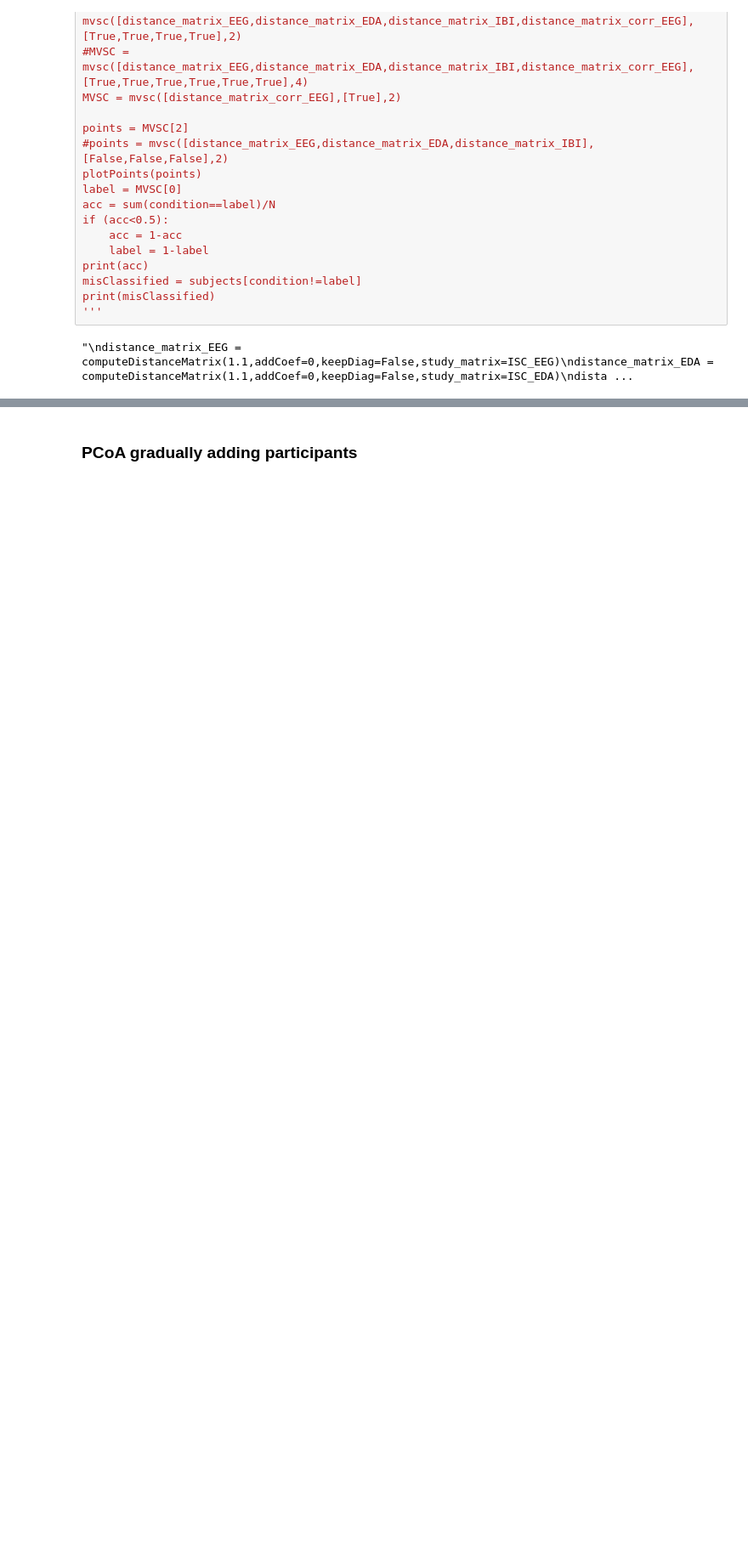
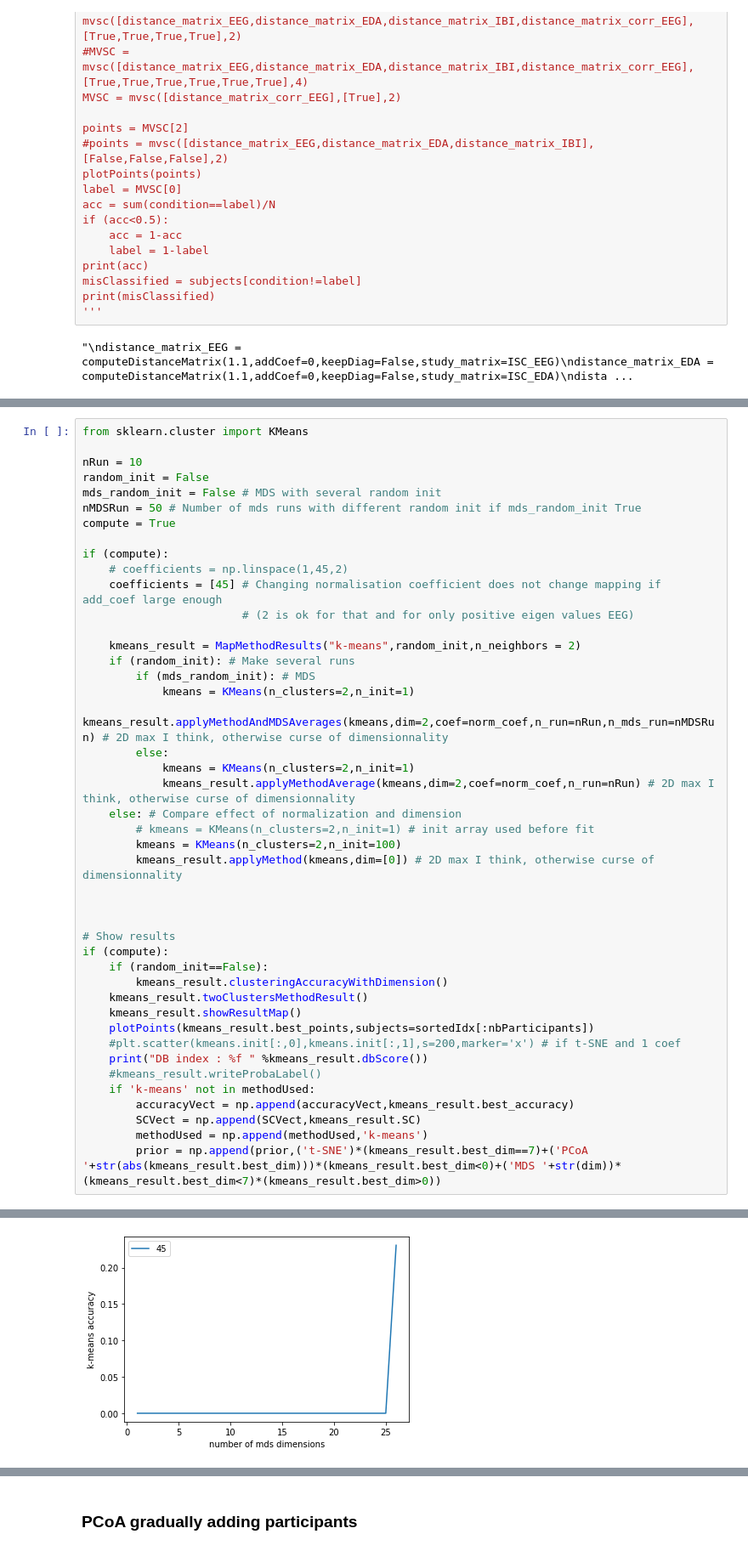
Before and after one commit to alexandremerasli/TFE, a Jupyter notebook: cluster_data.ipynb, the cells around one changed output, grey strips where cells are left out. Shown at 85% size. Drawn from its saved outputs; the diff is of its cells as text; blank space fills up the shorter version.

```diff
--- a/cluster_data.ipynb
+++ b/cluster_data.ipynb
@@ -2146,0 +2232,45 @@ print(condition)
+# %%
+from sklearn.cluster import KMeans
+
+nRun = 10
+random_init = False
+mds_random_init = False # MDS with several random init
+nMDSRun = 50 # Number of mds runs with different random init if mds_random_init True
+compute = True
+
+if (compute):
+    # coefficients = np.linspace(1,45,2)
+    coefficients = [45] # Changing normalisation coefficient does not change mapping if add_coef large enough
+                        # (2 is ok for that and for only positive eigen values EEG)
+
+    kmeans_result = MapMethodResults("k-means",random_init,n_neighbors = 2)
+    if (random_init): # Make several runs
+        if (mds_random_init): # MDS
+            kmeans = KMeans(n_clusters=2,n_init=1)
+            kmeans_result.applyMethodAndMDSAverages(kmeans,dim=2,coef=norm_coef,n_run=nRun,n_mds_run=nMDSRun) # 2D max I think, otherwise curse of dimensionnality
+        else:
+            kmeans = KMeans(n_clusters=2,n_init=1)
+            kmeans_result.applyMethodAverage(kmeans,dim=2,coef=norm_coef,n_run=nRun) # 2D max I think, otherwise curse of dimensionnality
+    else: # Compare effect of normalization and dimension
+        # kmeans = KMeans(n_clusters=2,n_init=1) # init array used before fit
+        kmeans = KMeans(n_clusters=2,n_init=100)
+        kmeans_result.applyMethod(kmeans,dim=[0]) # 2D max I think, otherwise curse of dimensionnality
+
+
+
+# Show results
+if (compute):
+    if (random_init==False):
+        kmeans_result.clusteringAccuracyWithDimension()
+    kmeans_result.twoClustersMethodResult()
+    kmeans_result.showResultMap()
+    plotPoints(kmeans_result.best_points,subjects=sortedIdx[:nbParticipants])
+    #plt.scatter(kmeans.init[:,0],kmeans.init[:,1],s=200,marker='x') # if t-SNE and 1 coef
+    print("DB index : %f " %kmeans_result.dbScore())
+    #kmeans_result.writeProbaLabel()
+    if 'k-means' not in methodUsed:
+        accuracyVect = np.append(accuracyVect,kmeans_result.best_accuracy)
+        SCVect = np.append(SCVect,kmeans_result.SC)
+        methodUsed = np.append(methodUsed,'k-means')
+        prior = np.append(prior,('t-SNE')*(kmeans_result.best_dim==7)+('PCoA '+str(abs(kmeans_result.best_dim)))*(kmeans_result.best_dim<0)+('MDS '+str(dim))*(kmeans_result.best_dim<7)*(kmeans_result.best_dim>0))
+# %% [output]
@@ -2146,0 +2294 @@ print(condition)
+[figure, added]
```
Also changed, not shown: parts of 12 cells of this notebook.
